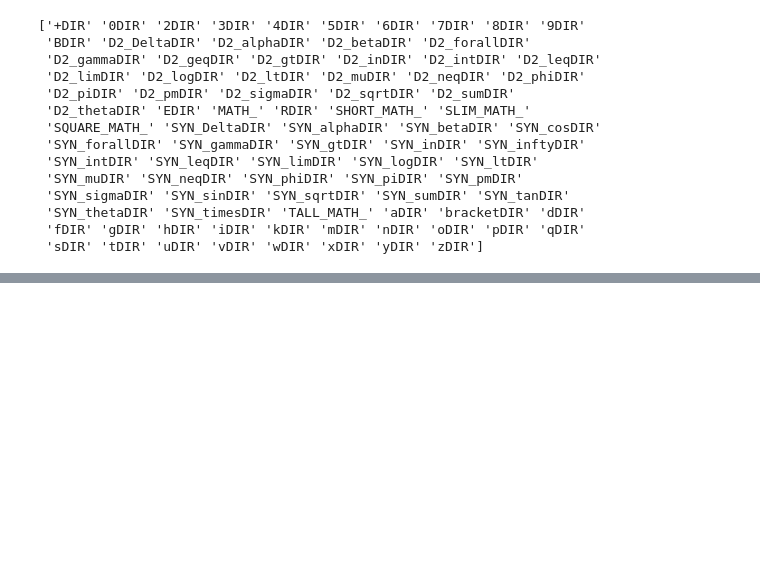
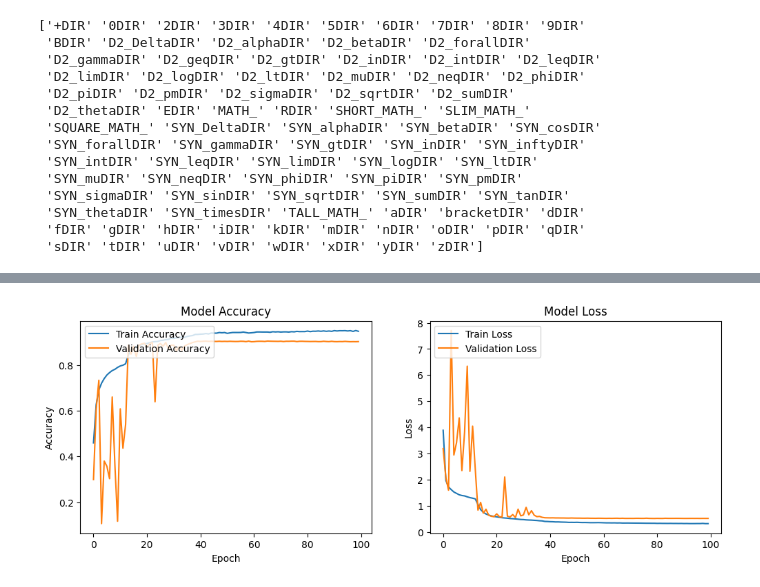
Before and after one commit to Oz-Lin/Python-OpenCV-test, a Jupyter notebook: src/Math_Handwriting_Recognition_20240922.ipynb, the cells around one changed output, grey strips where cells are left out. Cells and saved outputs as stored; diff of their text form; code cells hidden in the pictures; blank space fills up the shorter version.

```diff
--- a/src/Math_Handwriting_Recognition_20240922.ipynb
+++ b/src/Math_Handwriting_Recognition_20240922.ipynb
@@ -668,0 +722,11 @@ error: OpenCV(4.10.0) /io/opencv/modules/imgproc/src/contours_new.cpp:327: error
+# %%
+# Define the callbacks
+early_stopping = tf.keras.callbacks.EarlyStopping(monitor='val_loss', patience=20, restore_best_weights=True)
+model_checkpoint = tf.keras.callbacks.ModelCheckpoint('best_model.keras', save_best_only=True, monitor='val_loss')
+lr_scheduler = ReduceLROnPlateau(monitor='val_loss', factor=0.1, patience=10)
+
+# Train the model
+history2 = model2.fit(X_train, y_train,
+                        epochs=150, validation_data=(X_test, y_test),
+                        callbacks=[early_stopping, model_checkpoint, lr_scheduler]
+                        )
@@ -668,0 +751,25 @@ error: OpenCV(4.10.0) /io/opencv/modules/imgproc/src/contours_new.cpp:327: error
+# %%
+import matplotlib.pyplot as plt
+
+# Plot training & validation accuracy values
+plt.figure(figsize=(12, 4))
+plt.subplot(1, 2, 1)
+plt.plot(history2.history['accuracy'], label='Train Accuracy')
+plt.plot(history2.history['val_accuracy'], label='Validation Accuracy')
+plt.title('Model Accuracy')
+plt.ylabel('Accuracy')
+plt.xlabel('Epoch')
+plt.legend(loc='upper left')
+
+# Plot training & validation loss values
+plt.subplot(1, 2, 2)
+plt.plot(history2.history['loss'], label='Train Loss')
+plt.plot(history2.history['val_loss'], label='Validation Loss')
+plt.title('Model Loss')
+plt.ylabel('Loss')
+plt.xlabel('Epoch')
+plt.legend(loc='upper left')
+
+plt.show()
+# %% [output]
+[figure, added]
```
Also changed, not shown: parts of 8 cells of this notebook.
